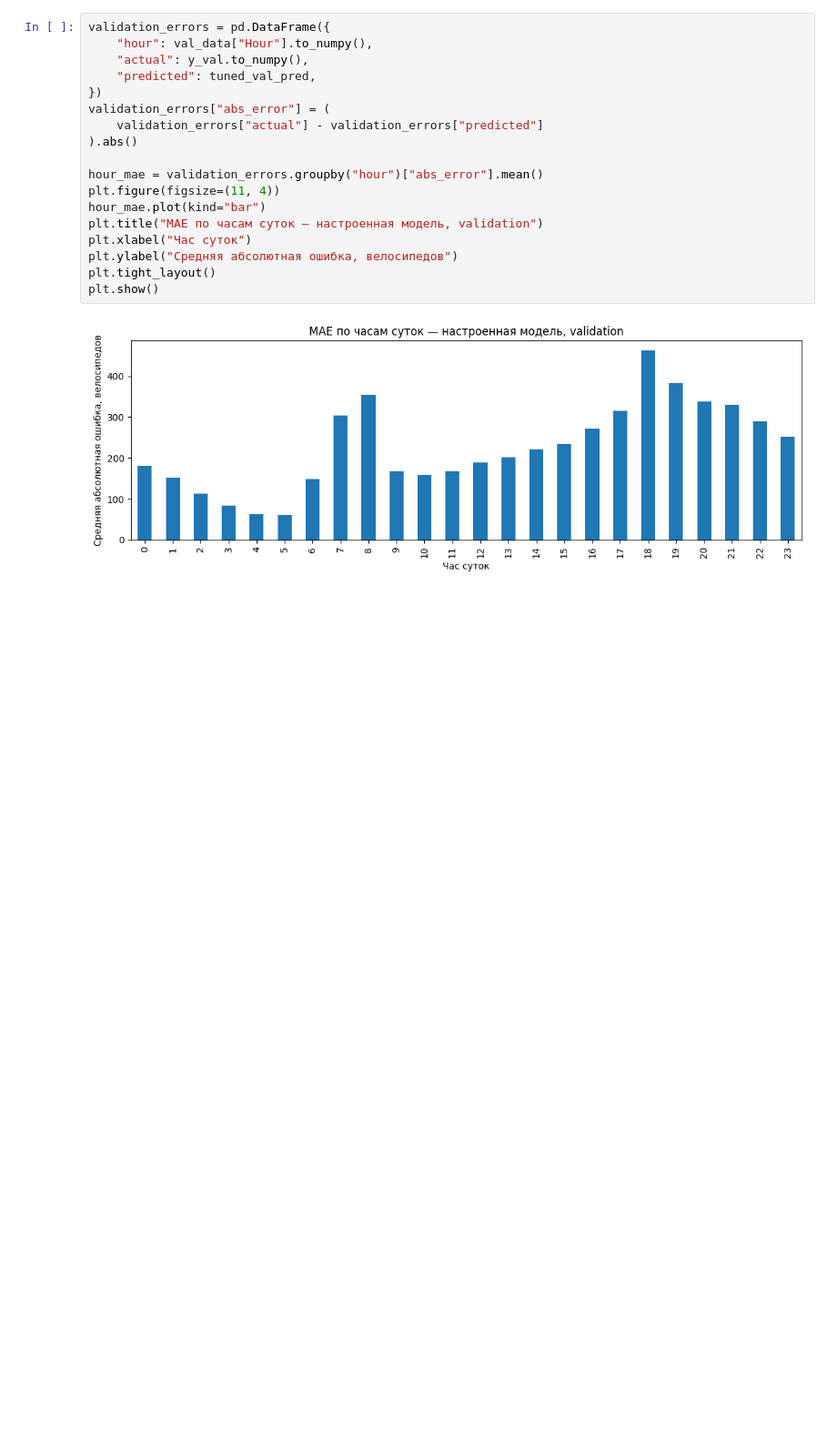
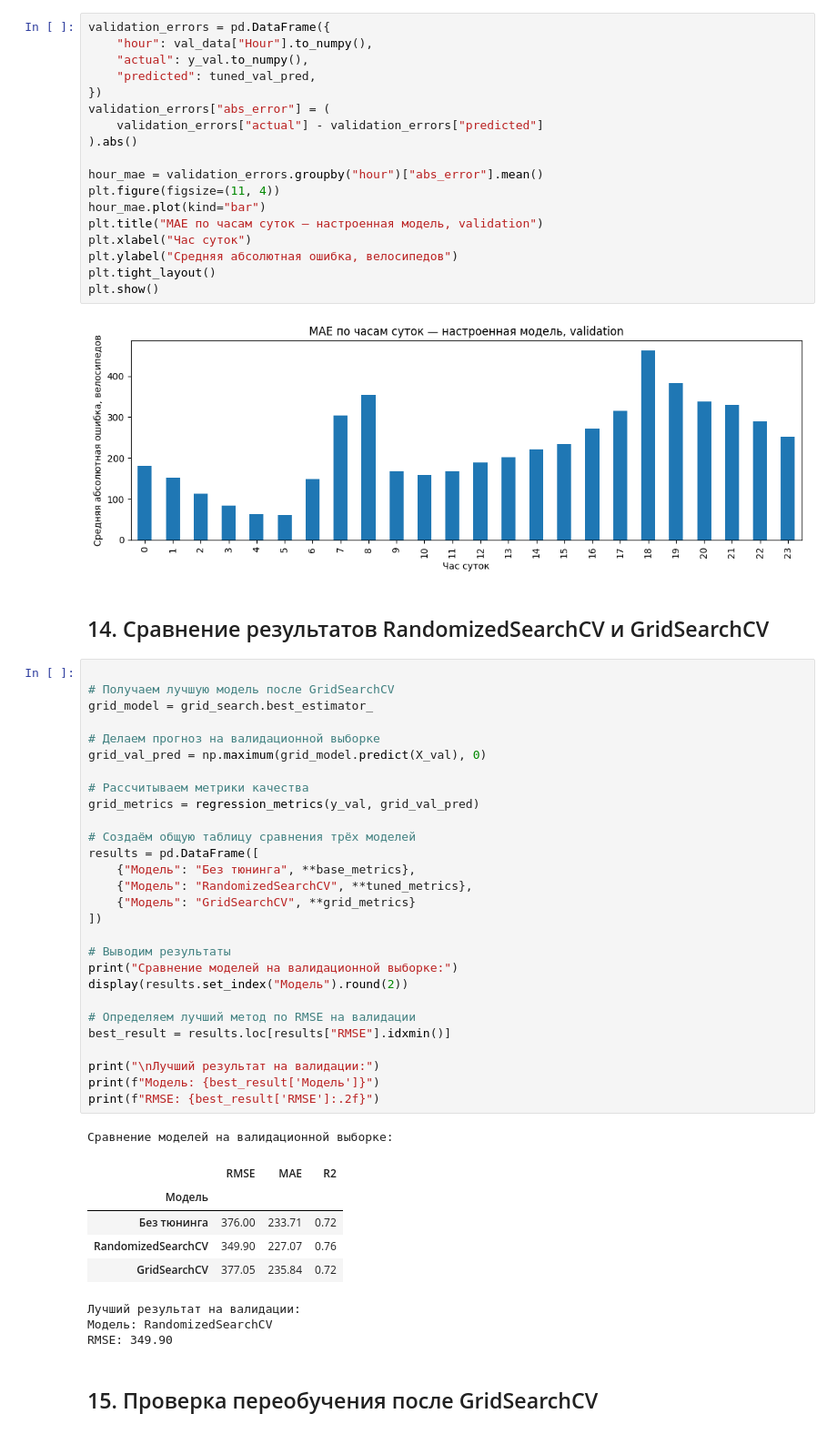
Before and after one commit to Vatman30000/Project_Practicum_team_13, a Jupyter notebook: notebooks/hyperparameter_tuning_team13.ipynb, the cells around one changed output. Shown at 91% size. Cells and saved outputs as stored; diff of their text form; blank space fills up the shorter version.

Commit message:
Добавил GridSearchCV, сравнил методы тюнинга и проверил переобучение

```diff
--- a/notebooks/hyperparameter_tuning_team13.ipynb
+++ b/notebooks/hyperparameter_tuning_team13.ipynb
@@ -382,3 +422,45 @@ plt.tight_layout()
 plt.show()
 # %% [output]
 [figure]
+# %% [markdown]
+## 14. Сравнение результатов RandomizedSearchCV и GridSearchCV
+# %%
+
+# Получаем лучшую модель после GridSearchCV
+grid_model = grid_search.best_estimator_
+
+# Делаем прогноз на валидационной выборке
+grid_val_pred = np.maximum(grid_model.predict(X_val), 0)
+
+# Рассчитываем метрики качества
+grid_metrics = regression_metrics(y_val, grid_val_pred)
+
+# Создаём общую таблицу сравнения трёх моделей
+results = pd.DataFrame([
+    {"Модель": "Без тюнинга", **base_metrics},
+    {"Модель": "RandomizedSearchCV", **tuned_metrics},
+    {"Модель": "GridSearchCV", **grid_metrics}
+])
+
+# Выводим результаты
+print("Сравнение моделей на валидационной выборке:")
+display(results.set_index("Модель").round(2))
+
+# Определяем лучший метод по RMSE на валидации
+best_result = results.loc[results["RMSE"].idxmin()]
+
+print("\nЛучший результат на валидации:")
+print(f"Модель: {best_result['Модель']}")
+print(f"RMSE: {best_result['RMSE']:.2f}")
+# %% [output]
+Сравнение моделей на валидационной выборке:
+|  | RMSE | MAE | R2 |
+| Модель |  |  |  |
+| Без тюнинга | 376.00 | 233.71 | 0.72 |
+| RandomizedSearchCV | 349.90 | 227.07 | 0.76 |
+| GridSearchCV | 377.05 | 235.84 | 0.72 |
+Лучший результат на валидации:
+Модель: RandomizedSearchCV
+RMSE: 349.90
+# %% [markdown]
+## 15. Проверка переобучения после GridSearchCV
```
Also changed, not shown: parts of 5 cells of this notebook.
